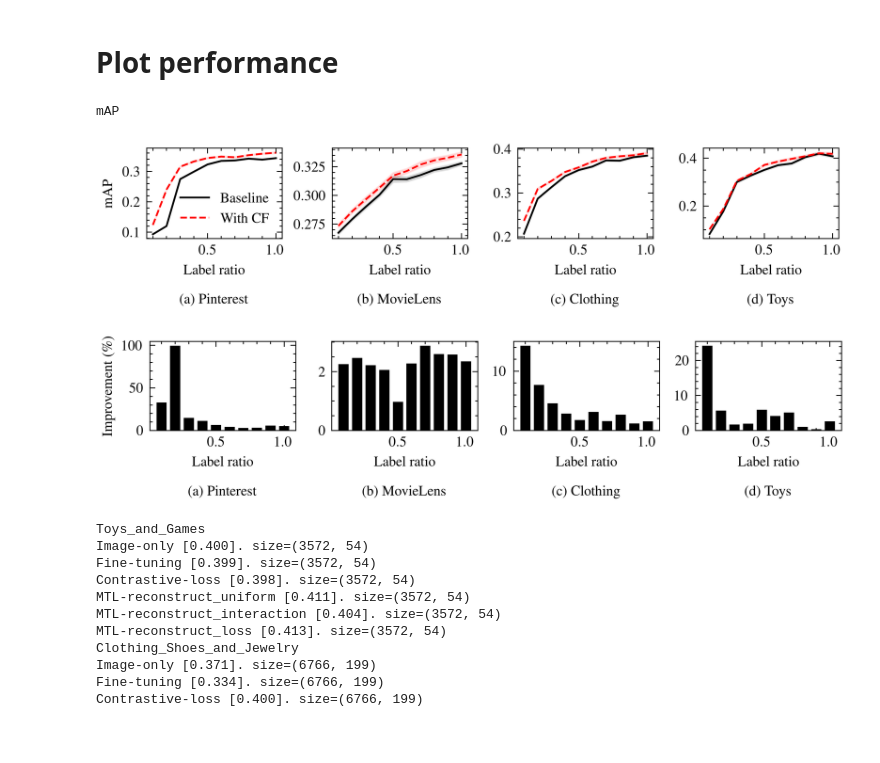
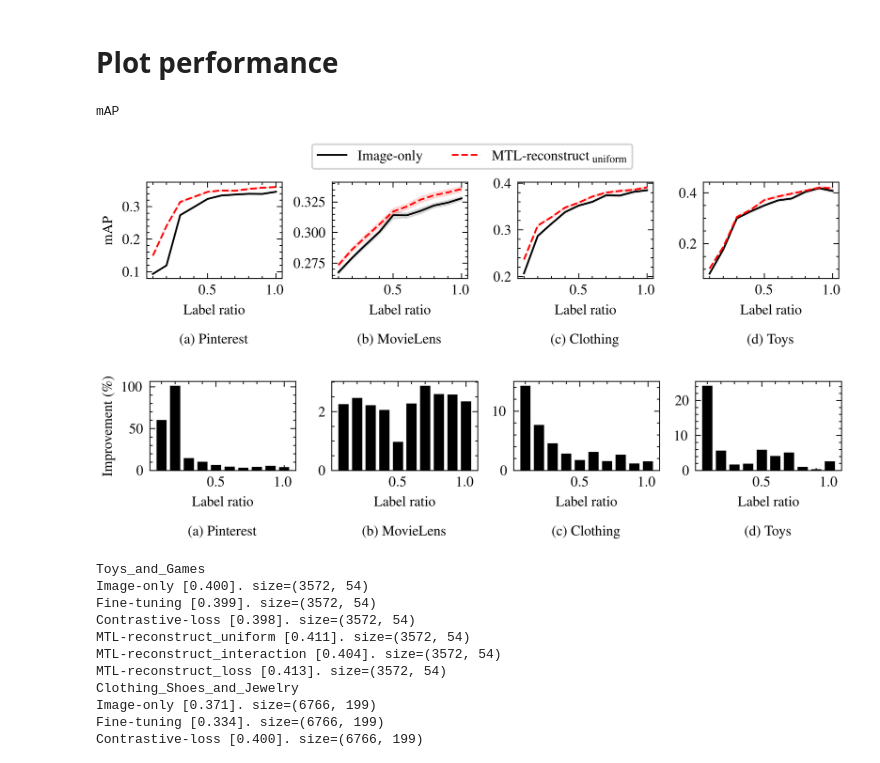
Before and after one commit to kobybibas/cactus, a Jupyter notebook: notebooks/evaluate_model.ipynb, the cells around one changed output. Drawn from its saved outputs; the diff is of its cells as text; code cells hidden in the pictures; blank space fills up the shorter version.

Commit message:
update plots

```diff
--- a/notebooks/evaluate_model.ipynb
+++ b/notebooks/evaluate_model.ipynb
@@ -20,51 +20,56 @@ datasets = ['Pinterest','MovieLens', 'Clothing', 'Toys']
 # %%
 for k, (metric_name, single_metric_res_dict) in enumerate(metric_res_dicts.items()):
     print(metric_name)
-    fig, axs = plt.subplots(1, 4, figsize=(6, 1.5))
+    fig, axs = plt.subplots(1, 4, figsize=(6, 1.75))
 
     for row, dataset_name in enumerate(datasets):
         df = single_metric_res_dict[dataset_name]
         ax = axs[row]
 
-        ax.plot(df['label_ratio'], df["no_cf"], label="Baseline")
-        ax.plot(df['label_ratio'], df["with_cf"], label="With CF")
+        ax.plot(df['label_ratio'], df["no_cf"], label="Image-only")
+        ax.plot(df['label_ratio'], df["with_cf"], label=r"$\text{MTL-reconstruct}_\text{\ uniform}$")
 
         for i, key in enumerate(["no_cf", "with_cf"]):
             ax.fill_between(
                 df['label_ratio'],
                 df[key] - df[key + "_ci"],
                 df[key] + df[key + "_ci"],
                 color=f"C{i}",
                 alpha=0.1,
             )
 
         ax.set_xlabel("Label ratio \n\n ({}) {}".format(chr(row + 97), dataset_name))
-    axs[0].legend()
-    # axs[0].set_ylabel(metric_name_to_print[k])
+
     axs[0].set_ylabel(metric_name.replace('_', ' '))
 
     plt.tight_layout()
+
+    # legend
+    fig.subplots_adjust(top=0.8)
+    handles, labels = axs[0].get_legend_handles_labels()
+    fig.legend(handles, labels, loc='upper center', ncol=2, frameon=True,bbox_to_anchor=[0.5, 1.0])
+
     plt.savefig(osp.join(out_path,metric_name + '.pdf'))
     plt.show()
 
     fig, axs = plt.subplots(1, 4, figsize=(6, 1.5))
     for row, dataset_name in enumerate(datasets):
         df = single_metric_res_dict[dataset_name]
 
         ax = axs[row]
         ax.bar(df['label_ratio'], df["improvement"]*100, width=0.075)
         ax.set_xlabel("Label ratio \n\n ({}) {}".format(chr(row + 97), dataset_name))
         ax.set_ylim(bottom=0.0)
     axs[0].set_ylabel("Improvement (\%)")
     plt.tight_layout()
     plt.savefig(osp.join(out_path,metric_name + 'improvment.pdf'))
     plt.show()
 
     break
 # %% [output]
 mAP
-[figure, old version]
+[figure, new version]
-[figure, old version]
+[figure, new version]
 # %%
 from omegaconf import OmegaConf
 from sklearn.metrics import average_precision_score
```
Also changed, not shown: parts of 3 cells of this notebook, 1 other file.
